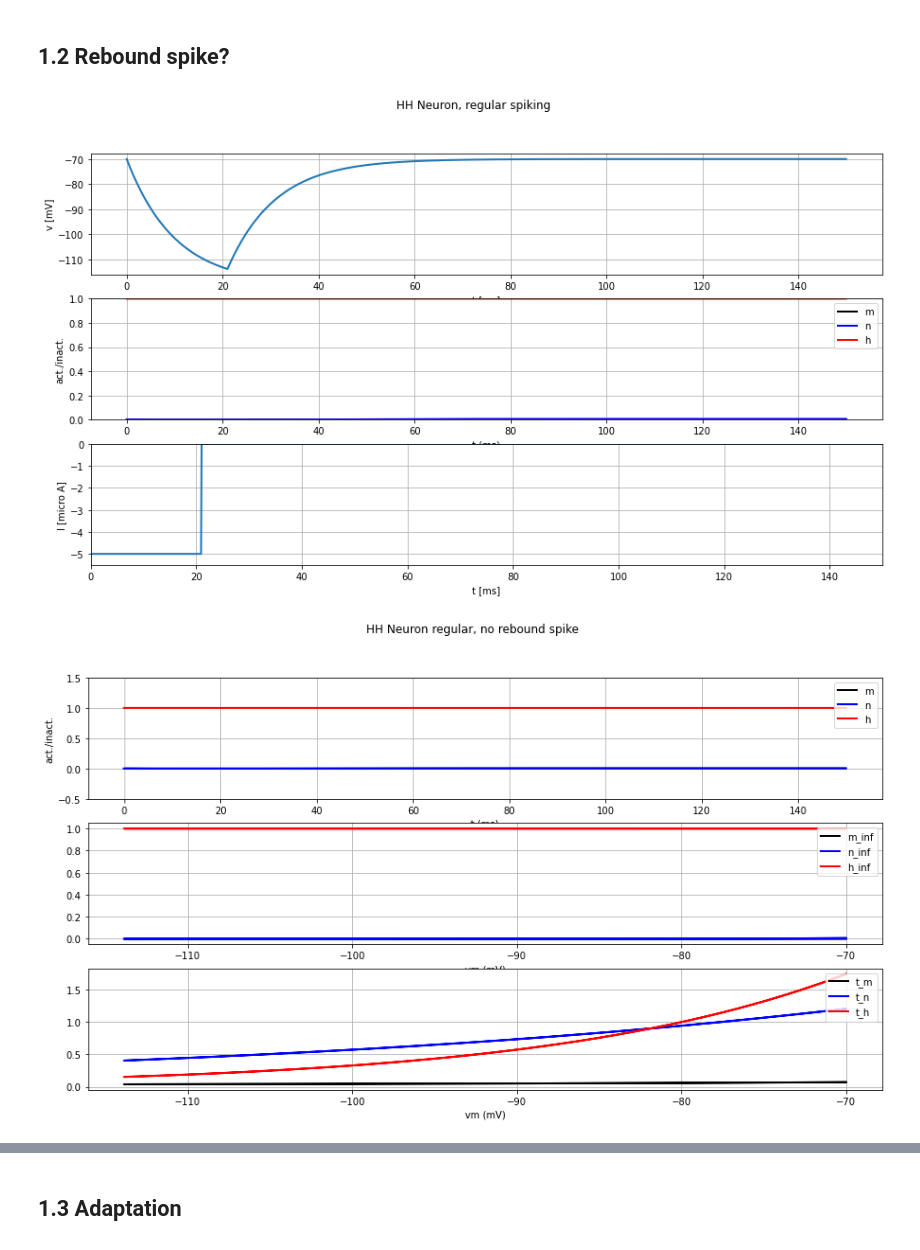
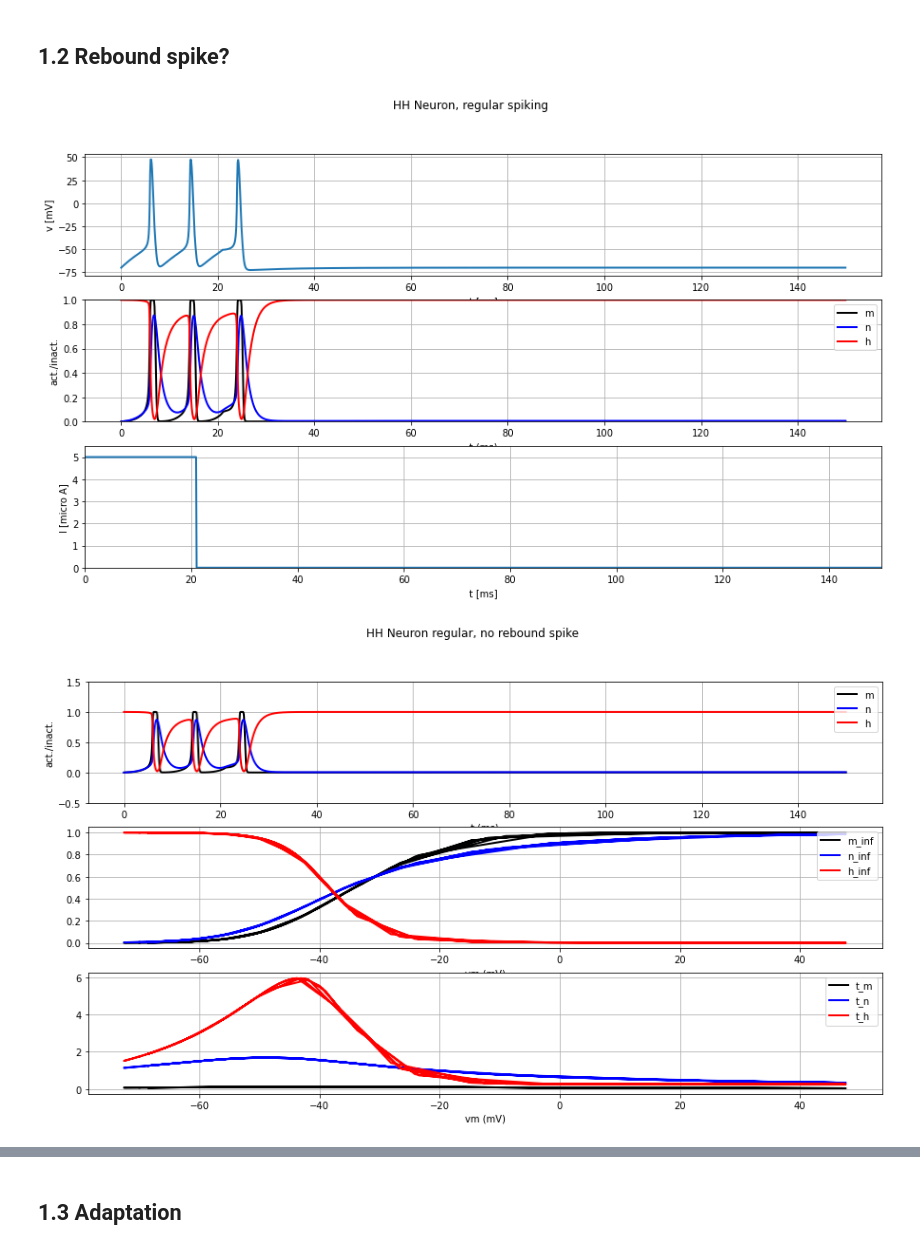
Before and after one commit to Thomas-debug-creator/SingleNeuron-HH2AdEx, a Jupyter notebook: first_notebook.ipynb, the cells around one changed output, grey strips where cells are left out. Drawn from its saved outputs; the diff is of its cells as text; code cells hidden in the pictures.

```diff
--- a/first_notebook.ipynb
+++ b/first_notebook.ipynb
@@ -296,17 +296,17 @@ def plot_gating_variables(state_monitor, title=None, model_type = "regular"):
 
     plt.show()
 # %%
-I_min = -5
+I_min = 5
 sim_time = 150
 current = input_factory.get_step_current(0, 20, b2.ms, I_min *b2.uA)
 state_monitor = simulate_HH_neuron_regular(current, sim_time * b2.ms)
 HH.plot_data(state_monitor, title="HH Neuron, regular spiking")
 # %% [output]
-[figure, old version]
+[figure, new version]
 # %%
 # Run multiple simulations with several negative currents
 plot_gating_variables(state_monitor, title="HH Neuron regular, no rebound spike")
 # %% [output]
-[figure, old version]
+[figure, new version]
 # %% [markdown]
 [TODO] Should be something related to the h gating variable (Potassium). From the solution of the HH notebook, it seems that injecting the negative current draws the membrane potential close to the Potassium reversal potential. But in our case, this reversal potential is much bigger in absolute value (-90 against -12 in the exercise). So it is not met and we don't have the same effect as before.
```
Also changed, not shown: parts of 3 cells of this notebook.
